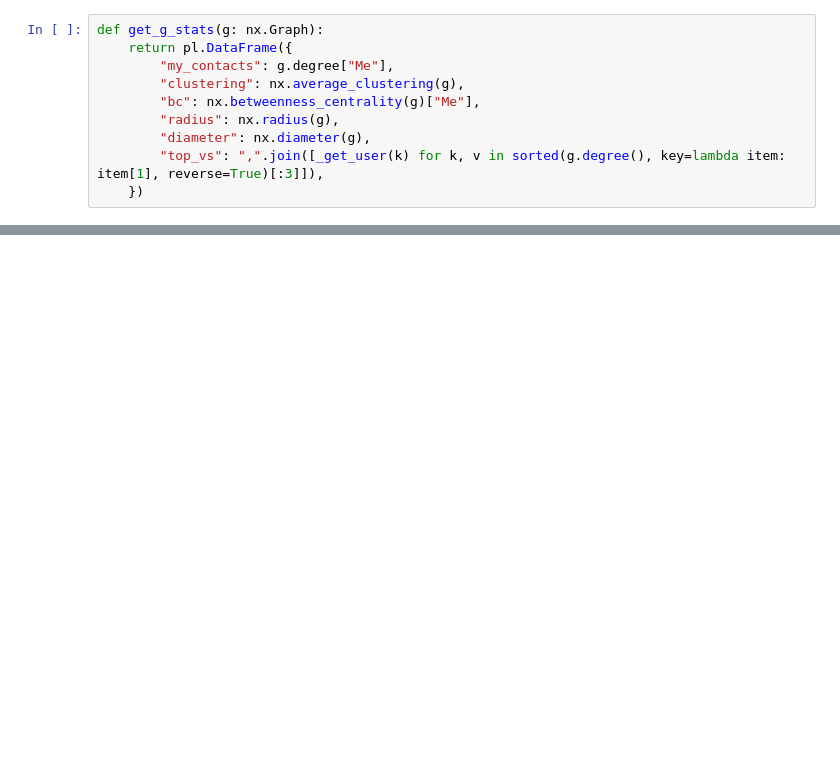
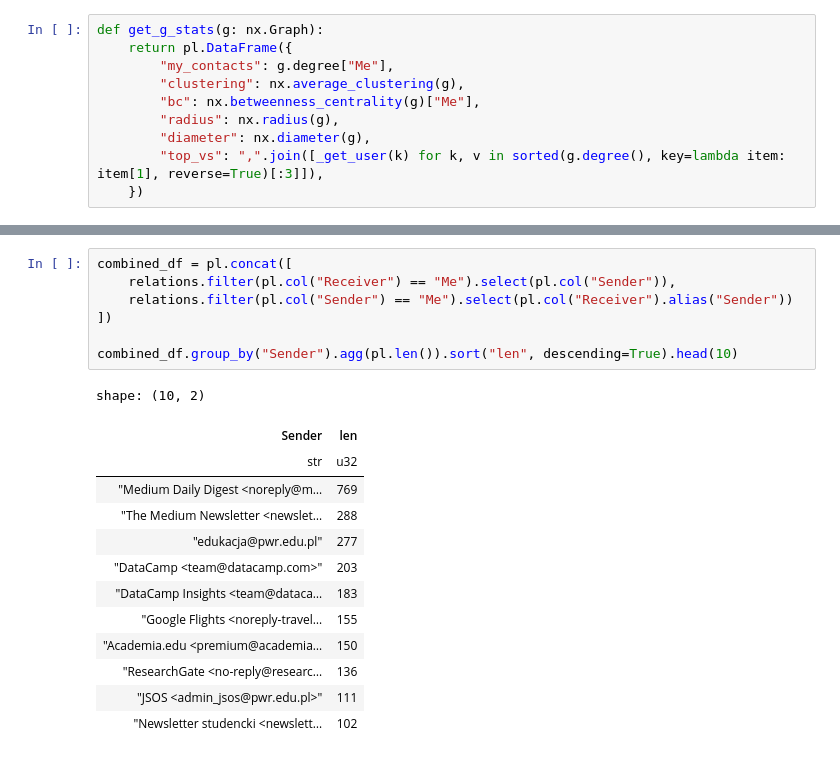
Before and after one commit to Ziverael/Studies2, a Jupyter notebook: ud/list2.ipynb, the cells around one changed output, grey strips where cells are left out. Cells and saved outputs as stored; diff of their text form; blank space fills up the shorter version.

```diff
--- a/ud/list2.ipynb
+++ b/ud/list2.ipynb
@@ -481,0 +421,21 @@ TypeError: date_range() got an unexpected keyword argument 'low'
+# %%
+combined_df = pl.concat([
+    relations.filter(pl.col("Receiver") == "Me").select(pl.col("Sender")),
+    relations.filter(pl.col("Sender") == "Me").select(pl.col("Receiver").alias("Sender"))
+])
+
+combined_df.group_by("Sender").agg(pl.len()).sort("len", descending=True).head(10)
+# %% [output]
+shape: (10, 2)
+| Sender | len |
+| str | u32 |
+| "Medium Daily Digest <noreply@m… | 769 |
+| "The Medium Newsletter <newslet… | 288 |
+| "edukacja@pwr.edu.pl" | 277 |
+| "DataCamp <team@datacamp.com>" | 203 |
+| "DataCamp Insights <team@dataca… | 183 |
+| "Google Flights <noreply-travel… | 155 |
+| "Academia.edu <premium@academia… | 150 |
+| "ResearchGate <no-reply@researc… | 136 |
+| "JSOS <admin_jsos@pwr.edu.pl>" | 111 |
+| "Newsletter studencki <newslett… | 102 |
```
Also changed, not shown: parts of 11 cells of this notebook, 2 other files.
